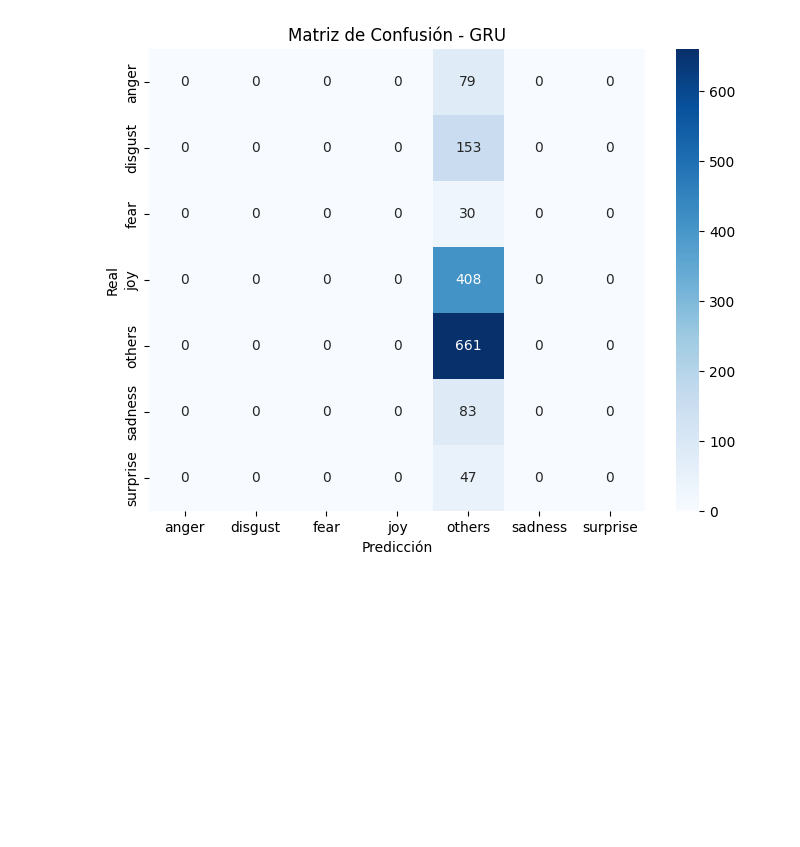
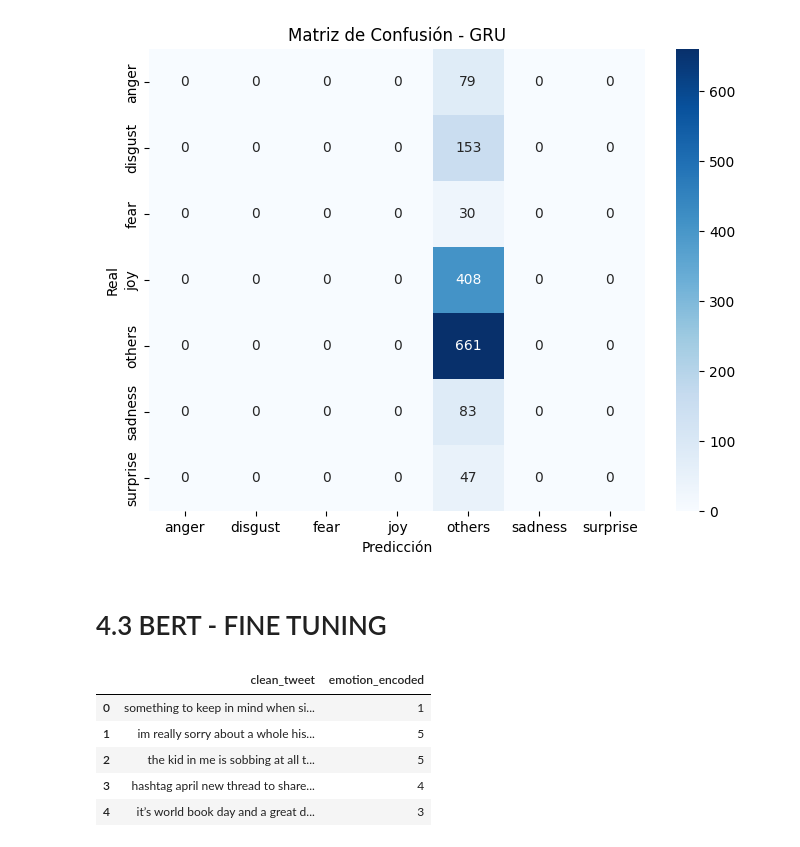
Before and after one commit to Mat11-py/NLP_project, a Jupyter notebook: Final_NLP.ipynb, the cells around one changed output. Saved outputs shown, nothing was run; the diff lists cells and outputs as text; code cells hidden in the pictures; blank space fills up the shorter version.

```diff
--- a/Final_NLP.ipynb
+++ b/Final_NLP.ipynb
@@ -433,3 +455,15 @@ plt.title('Matriz de Confusión - GRU')
 plt.show()
 # %% [output]
 [figure]
+# %% [markdown]
+# 4.3 BERT - FINE TUNING
+# %%
+df_Bert = df[['clean_tweet', 'emotion_encoded']]
+df_Bert.head()
+# %% [output]
+|  | clean_tweet | emotion_encoded |
+| 0 | something to keep in mind when si... | 1 |
+| 1 | im really sorry about a whole his... | 5 |
+| 2 | the kid in me is sobbing at all t... | 5 |
+| 3 | hashtag april new thread to share... | 4 |
+| 4 | it’s world book day and a great d... | 3 |
```
Also changed, not shown: parts of 28 cells of this notebook.
